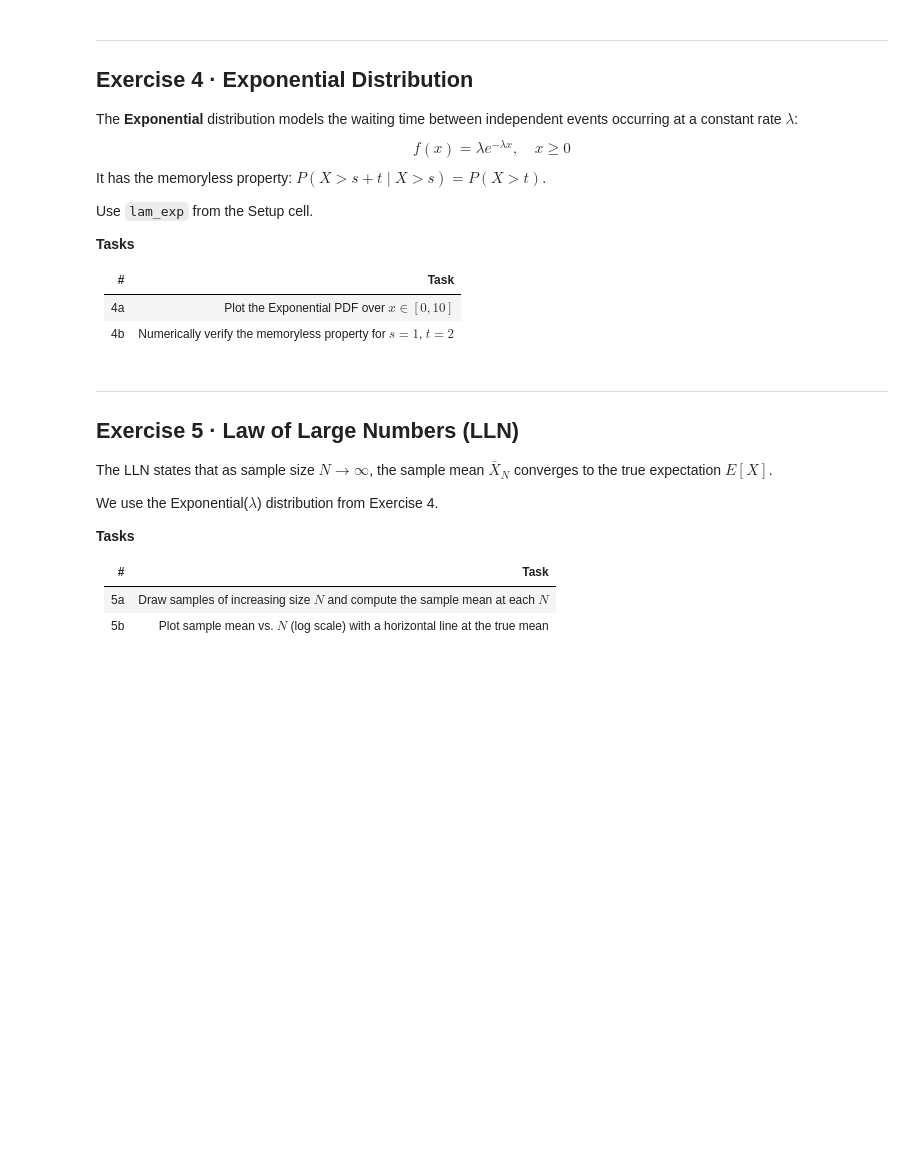
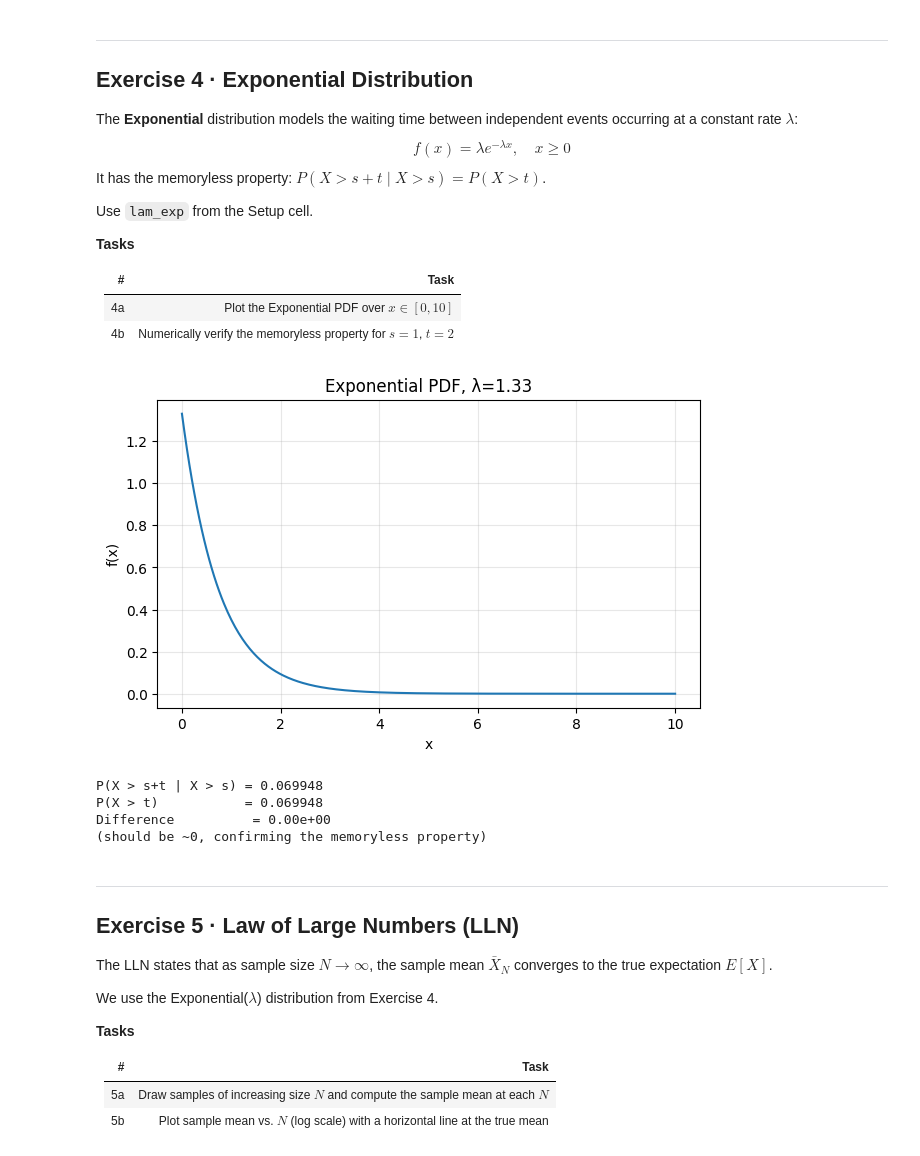
Before and after one commit to adithyan-cell/Python, a Jupyter notebook: 22AIE301_Lab_03_aie24006_.ipynb, the cells around one changed output. Drawn from its saved outputs; the diff is of its cells as text; code cells hidden in the pictures; blank space fills up the shorter version.

```diff
--- a/22AIE301_Lab_03_aie24006_.ipynb
+++ b/22AIE301_Lab_03_aie24006_.ipynb
@@ -244,27 +247,34 @@ Use `lam_exp` from the Setup cell.
 | 4b | Numerically verify the memoryless property for $s=1$, $t=2$
 # %%
 # ── 4a: Exponential PDF ────────────────────────────────────────
-exp_dist = stats.expon(scale=1 / ___)            # lam_exp
+exp_dist = stats.expon(scale=1 / lam_exp)            # lam_exp
 x_exp = np.linspace(0, 10, 400)
 
 plt.figure(figsize=(7, 4))
-plt.plot(x_exp, ___.pdf(x_exp))                  # exp_dist
+plt.plot(x_exp, exp_dist.pdf(x_exp))                  # exp_dist
 plt.xlabel("x"); plt.ylabel("f(x)")
 plt.title(f"Exponential PDF, λ={lam_exp}")
 plt.grid(alpha=0.3)
 plt.show()
+# %% [output]
+[figure, added]
 # %%
 # ── 4b: Memoryless property ────────────────────────────────────
 s, t = 1.0, 2.0
 
 # P(X > s+t | X > s) = P(X > s+t) / P(X > s) = sf(s+t) / sf(s)
-lhs = ___.sf(s + t) / ___.sf(s)                  # exp_dist twice
-rhs = ___.sf(t)                                  # exp_dist
+lhs = exp_dist.sf(s + t) / exp_dist.sf(s)                  # exp_dist twice
+rhs = exp_dist.sf(t)                                  # exp_dist
 
 print(f"P(X > s+t | X > s) = {lhs:.6f}")
 print(f"P(X > t)           = {rhs:.6f}")
 print(f"Difference          = {abs(lhs - rhs):.2e}")
 print("(should be ~0, confirming the memoryless property)")
+# %% [output]
+P(X > s+t | X > s) = 0.069948
+P(X > t)           = 0.069948
+Difference          = 0.00e+00
+(should be ~0, confirming the memoryless property)
 # %% [markdown]
 ---
 ## Exercise 5 · Law of Large Numbers (LLN)
```
Also changed, not shown: parts of 4 cells of this notebook.
